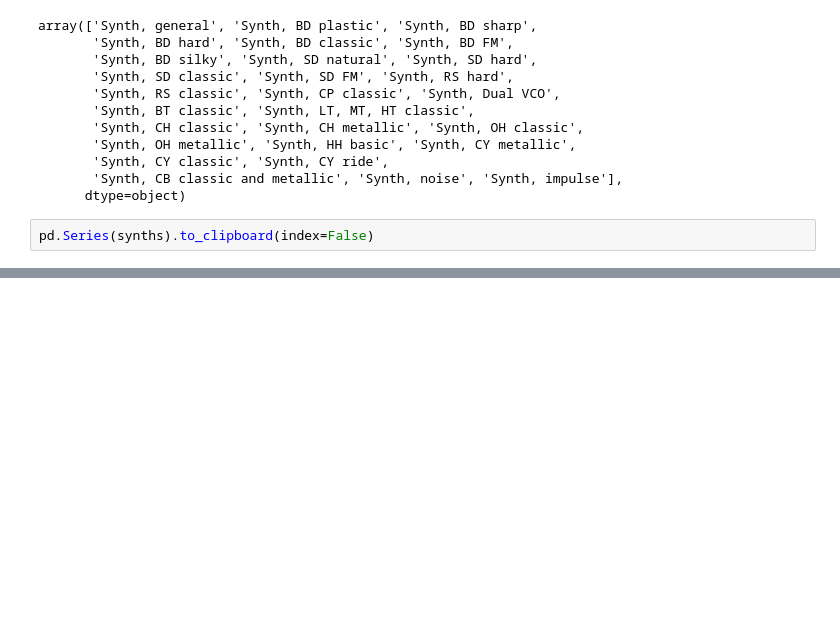
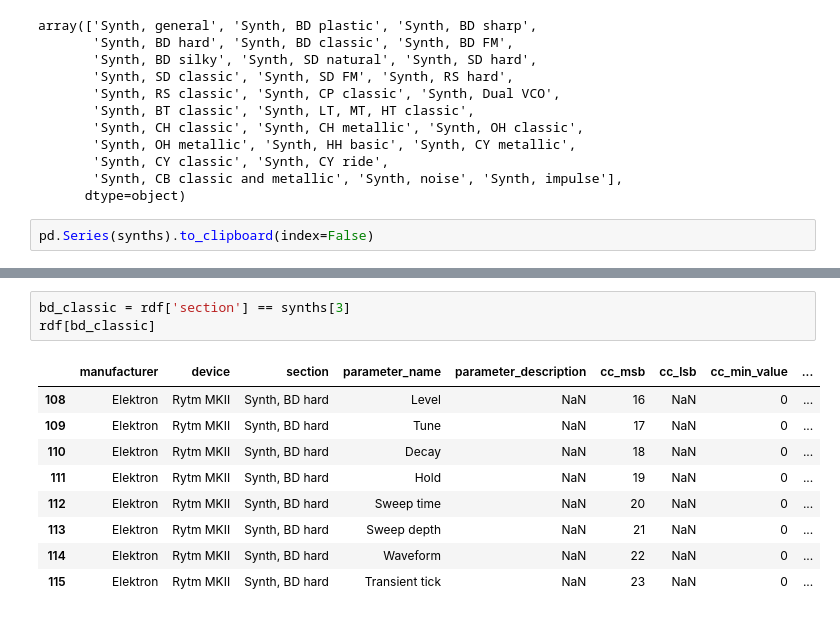
Before and after one commit to michaelappuhn/genetic_synth, a Jupyter notebook: midi_analog.ipynb, the cells around one changed output, grey strips where cells are left out. Cells and saved outputs as stored; diff of their text form; blank space fills up the shorter version.

```diff
--- a/midi_analog.ipynb
+++ b/midi_analog.ipynb
@@ -79,0 +103,13 @@ synths
+# %%
+bd_classic = rdf['section'] == synths[3]
+rdf[bd_classic]
+# %% [output]
+|  | manufacturer | device | section | parameter_name | parameter_description | cc_msb | cc_lsb | cc_min_value | ... |
+| 108 | Elektron | Rytm MKII | Synth, BD hard | Level | NaN | 16 | NaN | 0 | ... |
+| 109 | Elektron | Rytm MKII | Synth, BD hard | Tune | NaN | 17 | NaN | 0 | ... |
+| 110 | Elektron | Rytm MKII | Synth, BD hard | Decay | NaN | 18 | NaN | 0 | ... |
+| 111 | Elektron | Rytm MKII | Synth, BD hard | Hold | NaN | 19 | NaN | 0 | ... |
+| 112 | Elektron | Rytm MKII | Synth, BD hard | Sweep time | NaN | 20 | NaN | 0 | ... |
+| 113 | Elektron | Rytm MKII | Synth, BD hard | Sweep depth | NaN | 21 | NaN | 0 | ... |
+| 114 | Elektron | Rytm MKII | Synth, BD hard | Waveform | NaN | 22 | NaN | 0 | ... |
+| 115 | Elektron | Rytm MKII | Synth, BD hard | Transient tick | NaN | 23 | NaN | 0 | ... |
```
Also changed, not shown: parts of 8 cells of this notebook.
